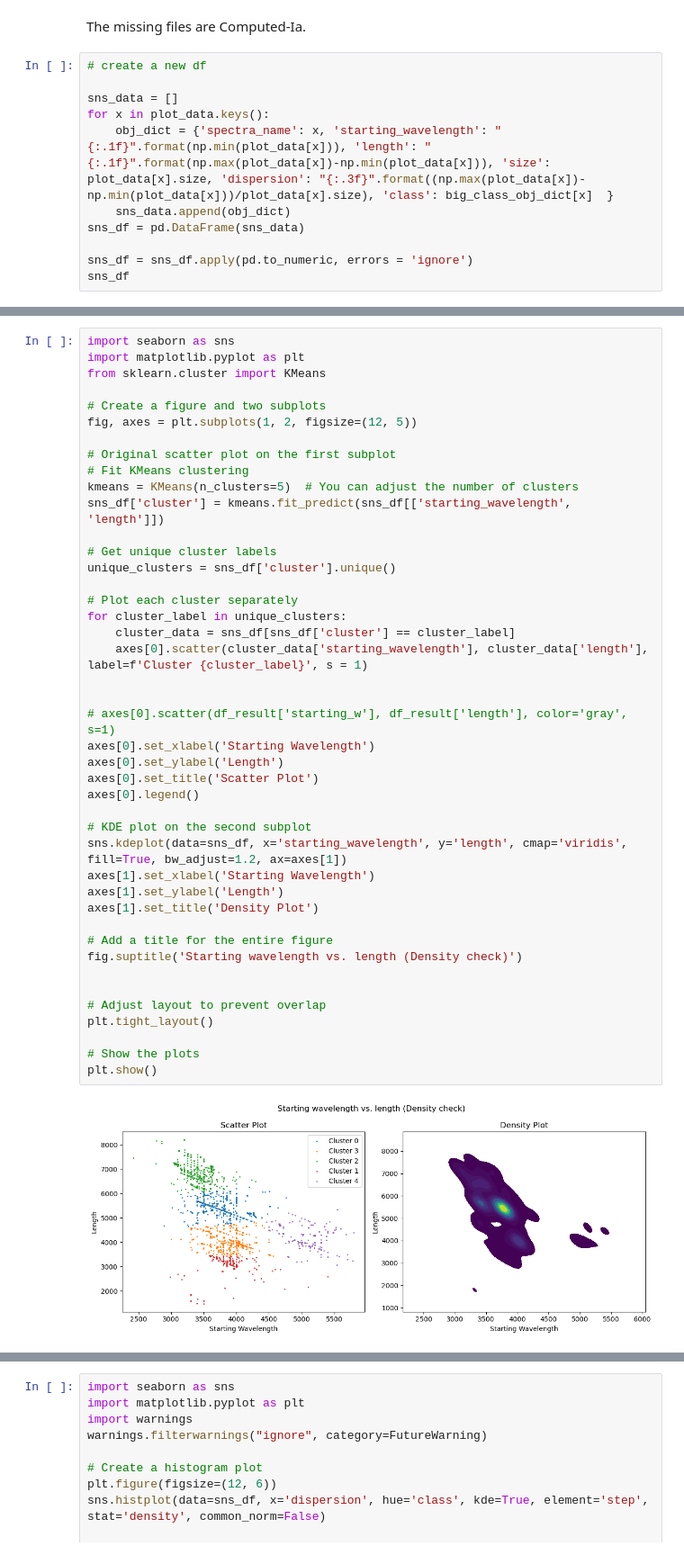
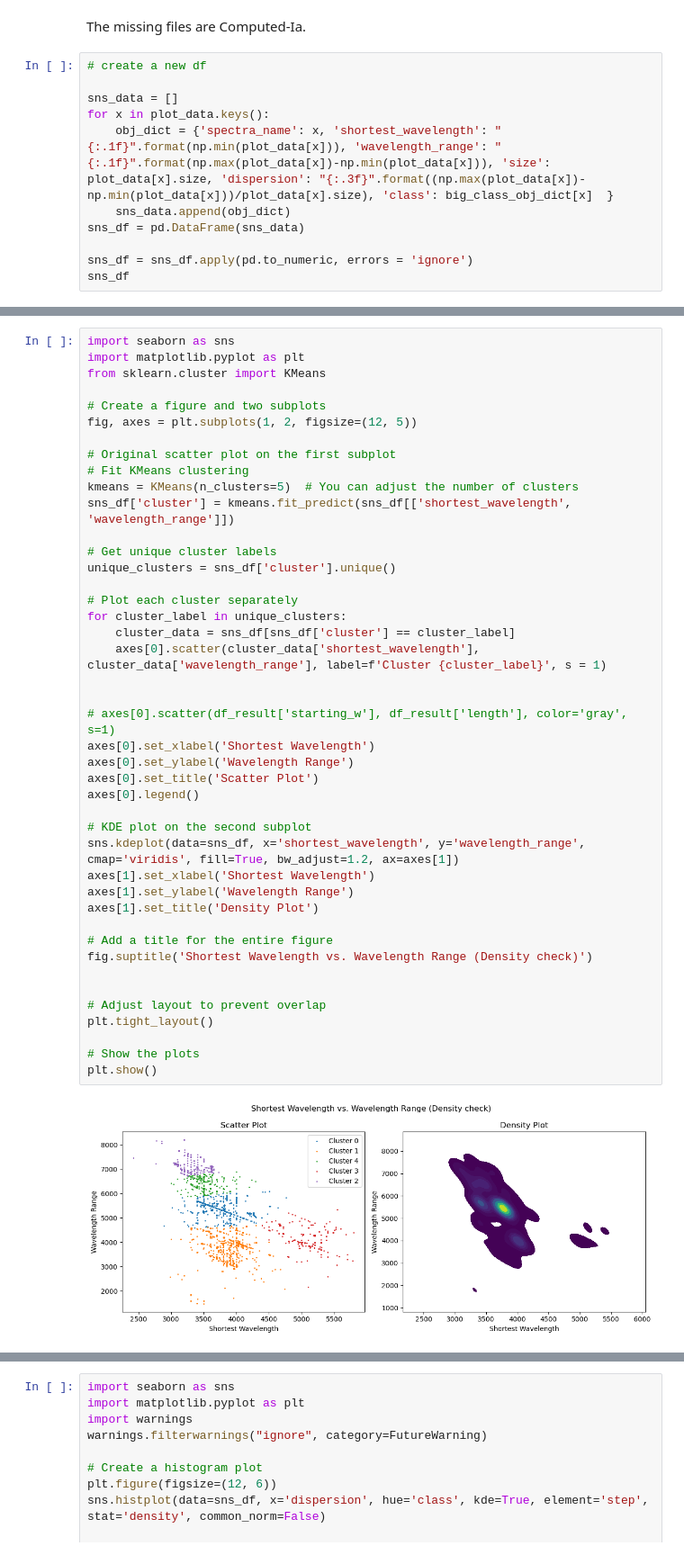
Before and after one commit to aec3675/multi-modal-multi-peaks, a Jupyter notebook: spectra_analysis.ipynb, the cells around one changed output, grey strips where cells are left out. Shown at 90% size. Saved outputs shown, nothing was run; the diff lists cells and outputs as text.

Commit message:
modified spectra analysis

```diff
--- a/spectra_analysis.ipynb
+++ b/spectra_analysis.ipynb
@@ -434,7 +434,7 @@ The missing files are Computed-Ia.
 
 sns_data = []
 for x in plot_data.keys():
-    obj_dict = {'spectra_name': x, 'starting_wavelength': "{:.1f}".format(np.min(plot_data[x])), 'length': "{:.1f}".format(np.max(plot_data[x])-np.min(plot_data[x])), 'size': plot_data[x].size, 'dispersion': "{:.3f}".format((np.max(plot_data[x])-np.min(plot_data[x]))/plot_data[x].size), 'class': big_class_obj_dict[x]  }
+    obj_dict = {'spectra_name': x, 'shortest_wavelength': "{:.1f}".format(np.min(plot_data[x])), 'wavelength_range': "{:.1f}".format(np.max(plot_data[x])-np.min(plot_data[x])), 'size': plot_data[x].size, 'dispersion': "{:.3f}".format((np.max(plot_data[x])-np.min(plot_data[x]))/plot_data[x].size), 'class': big_class_obj_dict[x]  }
     sns_data.append(obj_dict)
 sns_df = pd.DataFrame(sns_data)
 
@@ -463,42 +463,42 @@ from sklearn.cluster import KMeans
 fig, axes = plt.subplots(1, 2, figsize=(12, 5))
 
 # Original scatter plot on the first subplot
 # Fit KMeans clustering
 kmeans = KMeans(n_clusters=5)  # You can adjust the number of clusters
-sns_df['cluster'] = kmeans.fit_predict(sns_df[['starting_wavelength', 'length']])
+sns_df['cluster'] = kmeans.fit_predict(sns_df[['shortest_wavelength', 'wavelength_range']])
 
 # Get unique cluster labels
 unique_clusters = sns_df['cluster'].unique()
 
 # Plot each cluster separately
 for cluster_label in unique_clusters:
     cluster_data = sns_df[sns_df['cluster'] == cluster_label]
-    axes[0].scatter(cluster_data['starting_wavelength'], cluster_data['length'], label=f'Cluster {cluster_label}', s = 1)
+    axes[0].scatter(cluster_data['shortest_wavelength'], cluster_data['wavelength_range'], label=f'Cluster {cluster_label}', s = 1)
 
 
 # axes[0].scatter(df_result['starting_w'], df_result['length'], color='gray', s=1)
-axes[0].set_xlabel('Starting Wavelength')
-axes[0].set_ylabel('Length')
+axes[0].set_xlabel('Shortest Wavelength')
+axes[0].set_ylabel('Wavelength Range')
 axes[0].set_title('Scatter Plot')
 axes[0].legend()
 
 # KDE plot on the second subplot
-sns.kdeplot(data=sns_df, x='starting_wavelength', y='length', cmap='viridis', fill=True, bw_adjust=1.2, ax=axes[1])
-axes[1].set_xlabel('Starting Wavelength')
-axes[1].set_ylabel('Length')
+sns.kdeplot(data=sns_df, x='shortest_wavelength', y='wavelength_range', cmap='viridis', fill=True, bw_adjust=1.2, ax=axes[1])
+axes[1].set_xlabel('Shortest Wavelength')
+axes[1].set_ylabel('Wavelength Range')
 axes[1].set_title('Density Plot')
 
 # Add a title for the entire figure
-fig.suptitle('Starting wavelength vs. length (Density check)')
+fig.suptitle('Shortest Wavelength vs. Wavelength Range (Density check)')
 
 
 # Adjust layout to prevent overlap
 plt.tight_layout()
 
 # Show the plots
 plt.show()
 # %% [output]
-[figure, old version]
+[figure, new version]
 # %%
 import seaborn as sns
 import matplotlib.pyplot as plt
```
Also changed, not shown: parts of 5 cells of this notebook.
